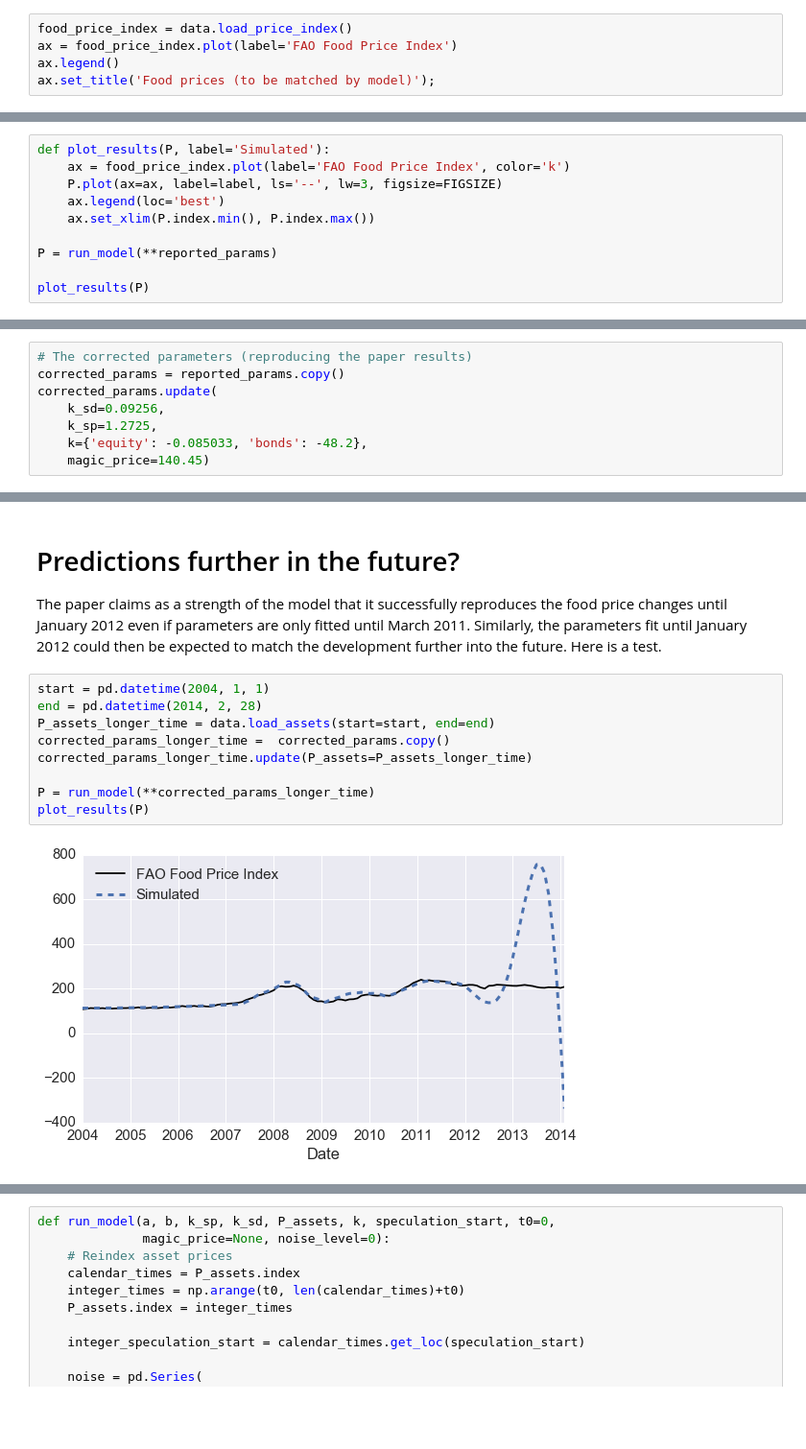
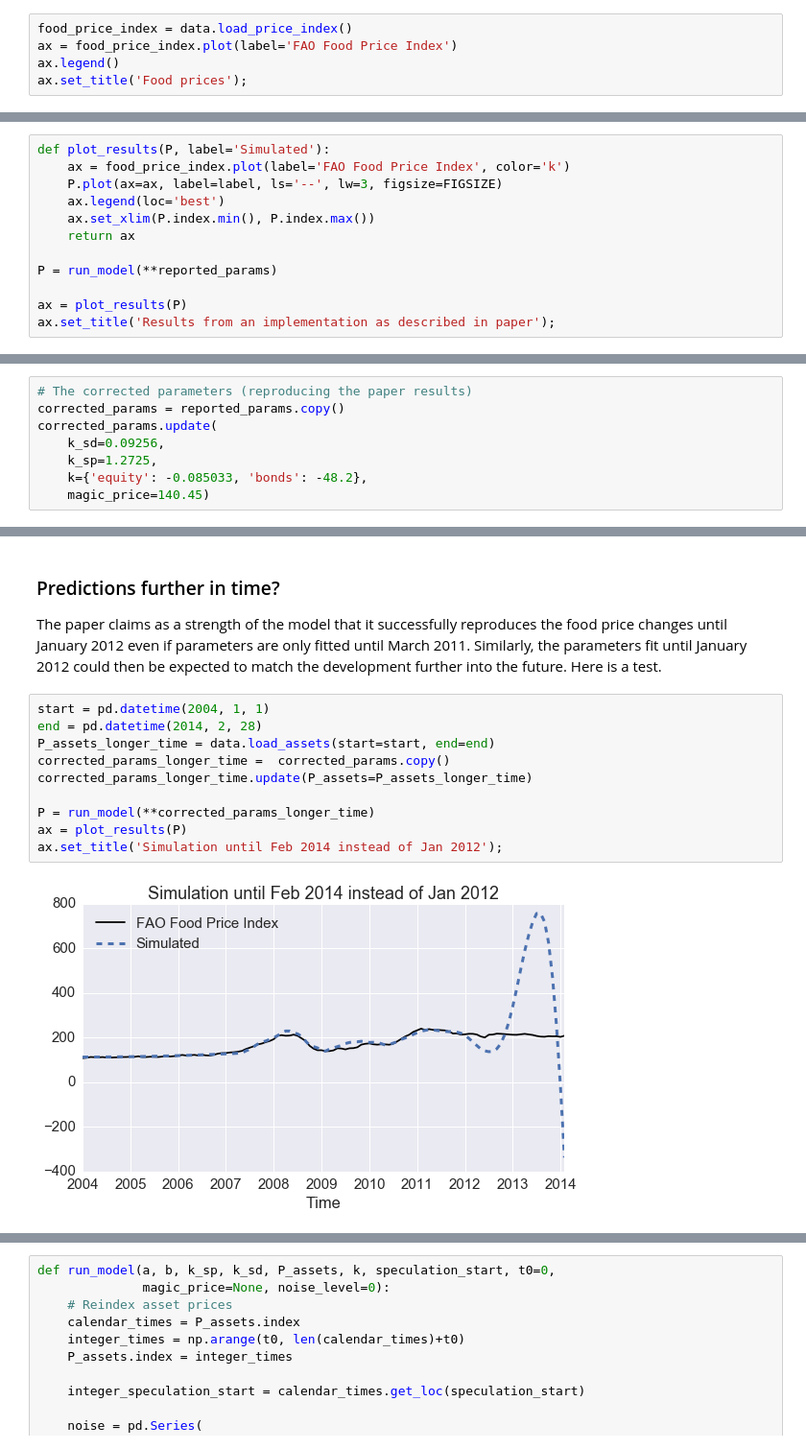
Before and after one commit to rasmuse/food-prices-model, a Jupyter notebook: food-price-model-demo.ipynb, the cells around one changed output, grey strips where cells are left out. Shown at 96% size. Saved outputs shown, nothing was run; the diff lists cells and outputs as text; blank space fills up the shorter version.

```diff
--- a/food-price-model-demo.ipynb
+++ b/food-price-model-demo.ipynb
@@ -30,5 +44,5 @@ ax.set_title('Financial input data (alternative assets)');
 food_price_index = data.load_price_index()
 ax = food_price_index.plot(label='FAO Food Price Index')
 ax.legend()
-ax.set_title('Food prices (to be matched by model)');
+ax.set_title('Food prices');
 # %% [output]
@@ -84,8 +98,10 @@ def plot_results(P, label='Simulated'):
     P.plot(ax=ax, label=label, ls='--', lw=3, figsize=FIGSIZE)
     ax.legend(loc='best')
     ax.set_xlim(P.index.min(), P.index.max())
+    return ax
 
 P = run_model(**reported_params)
 
-plot_results(P)
+ax = plot_results(P)
+ax.set_title('Results from an implementation as described in paper');
 # %% [output]
@@ -156,16 +173,17 @@ plot_results(P)
 # %% [markdown]
-# Predictions further in the future?
+### Predictions further in time?
 
 The paper claims as a strength of the model that it successfully reproduces the food price changes until January 2012 even if parameters are only fitted until March 2011. Similarly, the parameters fit until January 2012 could then be expected to match the development further into the future. Here is a test.
 # %%
 start = pd.datetime(2004, 1, 1)
 end = pd.datetime(2014, 2, 28)
 P_assets_longer_time = data.load_assets(start=start, end=end)
 corrected_params_longer_time =  corrected_params.copy()
 corrected_params_longer_time.update(P_assets=P_assets_longer_time)
 
 P = run_model(**corrected_params_longer_time)
-plot_results(P)
+ax = plot_results(P)
+ax.set_title('Simulation until Feb 2014 instead of Jan 2012');
 # %% [output]
-[figure, old version]
+[figure, new version]
 # %% [markdown]
```
Also changed, not shown: parts of 18 cells of this notebook.
